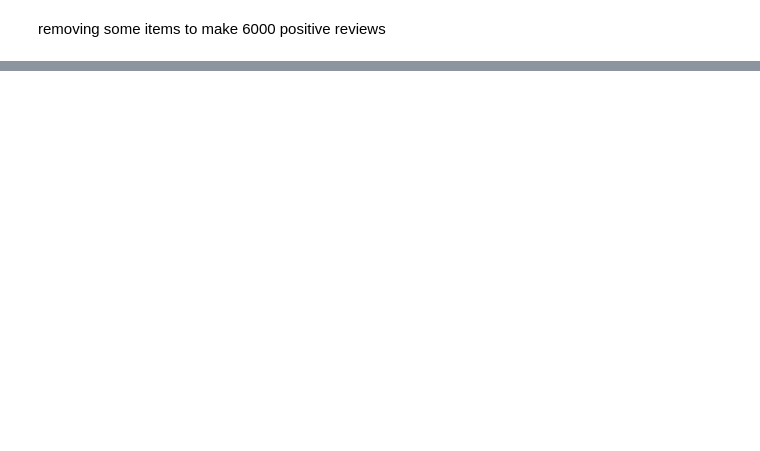
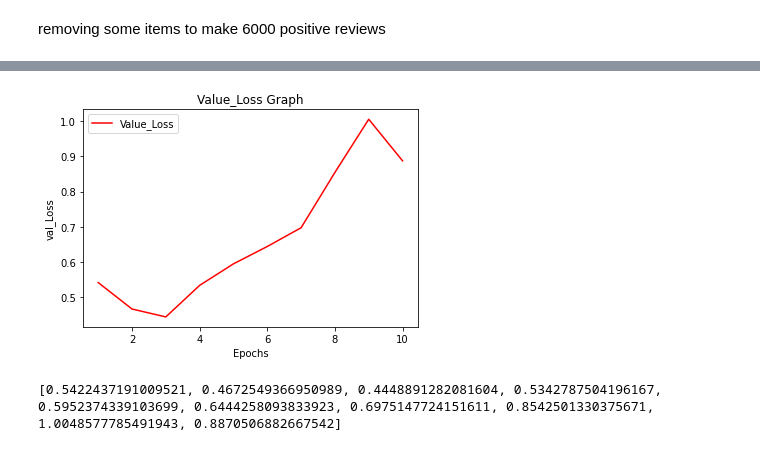
Before and after one commit to davronbekov/ml-project-sentiment-analysis, a Jupyter notebook: Sentiment_Analysis_Using_RNN.ipynb, the cells around one changed output, grey strips where cells are left out. Saved outputs shown, nothing was run; the diff lists cells and outputs as text; code cells hidden in the pictures; blank space fills up the shorter version.

```diff
--- a/Sentiment_Analysis_Using_RNN.ipynb
+++ b/Sentiment_Analysis_Using_RNN.ipynb
@@ -166,0 +232,14 @@ history = model.history
+# %%
+#To plot the val_Loss graph
+val_loss = history.history['val_loss']
+epochs = range(1,len(val_loss)+1)
+plt.plot(epochs, val_loss, 'r', label = 'Value_Loss')
+plt.title('Value_Loss Graph')
+plt.xlabel('Epochs')
+plt.ylabel('val_Loss')
+plt.legend()
+plt.show()
+print(history.history['val_loss'])
+# %% [output]
+[figure, added]
+[0.5422437191009521, 0.4672549366950989, 0.4448891282081604, 0.5342787504196167, 0.5952374339103699, 0.6444258093833923, 0.6975147724151611, 0.8542501330375671, 1.0048577785491943, 0.8870506882667542]
```
Also changed, not shown: parts of 24 cells of this notebook, 1 other file.
